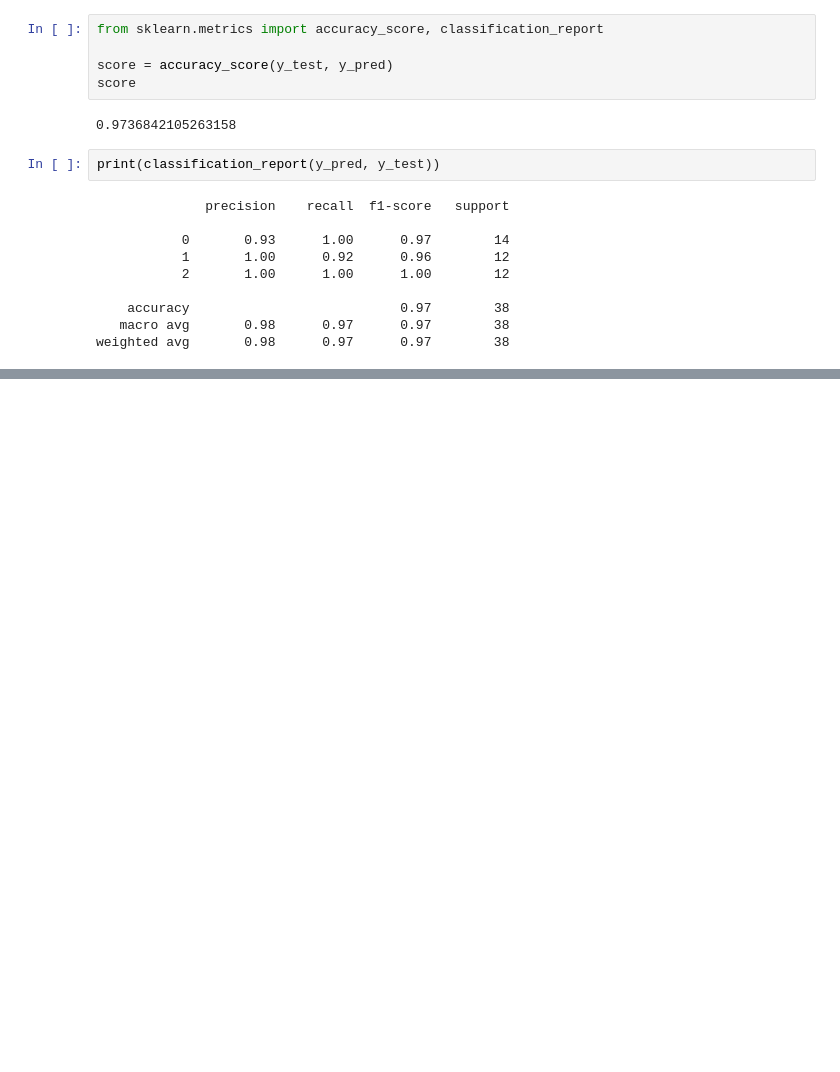
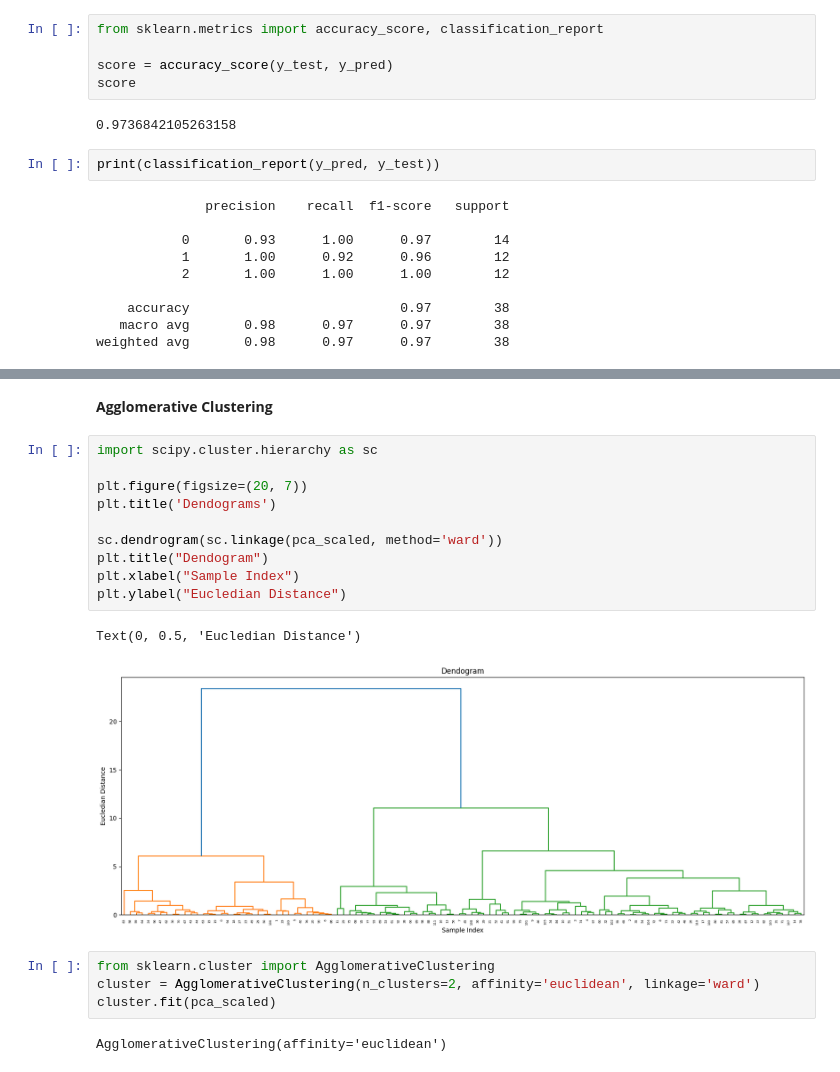
Before and after one commit to Parishri07/Classification-of-flower-categories, a Jupyter notebook: Iris_dataset.ipynb, the cells around one changed output, grey strips where cells are left out. Cells and saved outputs as stored; diff of their text form; blank space fills up the shorter version.

```diff
--- a/Iris_dataset.ipynb
+++ b/Iris_dataset.ipynb
@@ -492,0 +527,21 @@ weighted avg       0.98      0.97      0.97        38
+# %% [markdown]
+**Agglomerative Clustering**
+# %%
+import scipy.cluster.hierarchy as sc
+
+plt.figure(figsize=(20, 7))
+plt.title('Dendograms')
+
+sc.dendrogram(sc.linkage(pca_scaled, method='ward'))
+plt.title("Dendogram")
+plt.xlabel("Sample Index")
+plt.ylabel("Eucledian Distance")
+# %% [output]
+Text(0, 0.5, 'Eucledian Distance')
+[figure, added]
+# %%
+from sklearn.cluster import AgglomerativeClustering
+cluster = AgglomerativeClustering(n_clusters=2, affinity='euclidean', linkage='ward')
+cluster.fit(pca_scaled)
+# %% [output]
+AgglomerativeClustering(affinity='euclidean')
```
Also changed, not shown: parts of 16 cells of this notebook.
